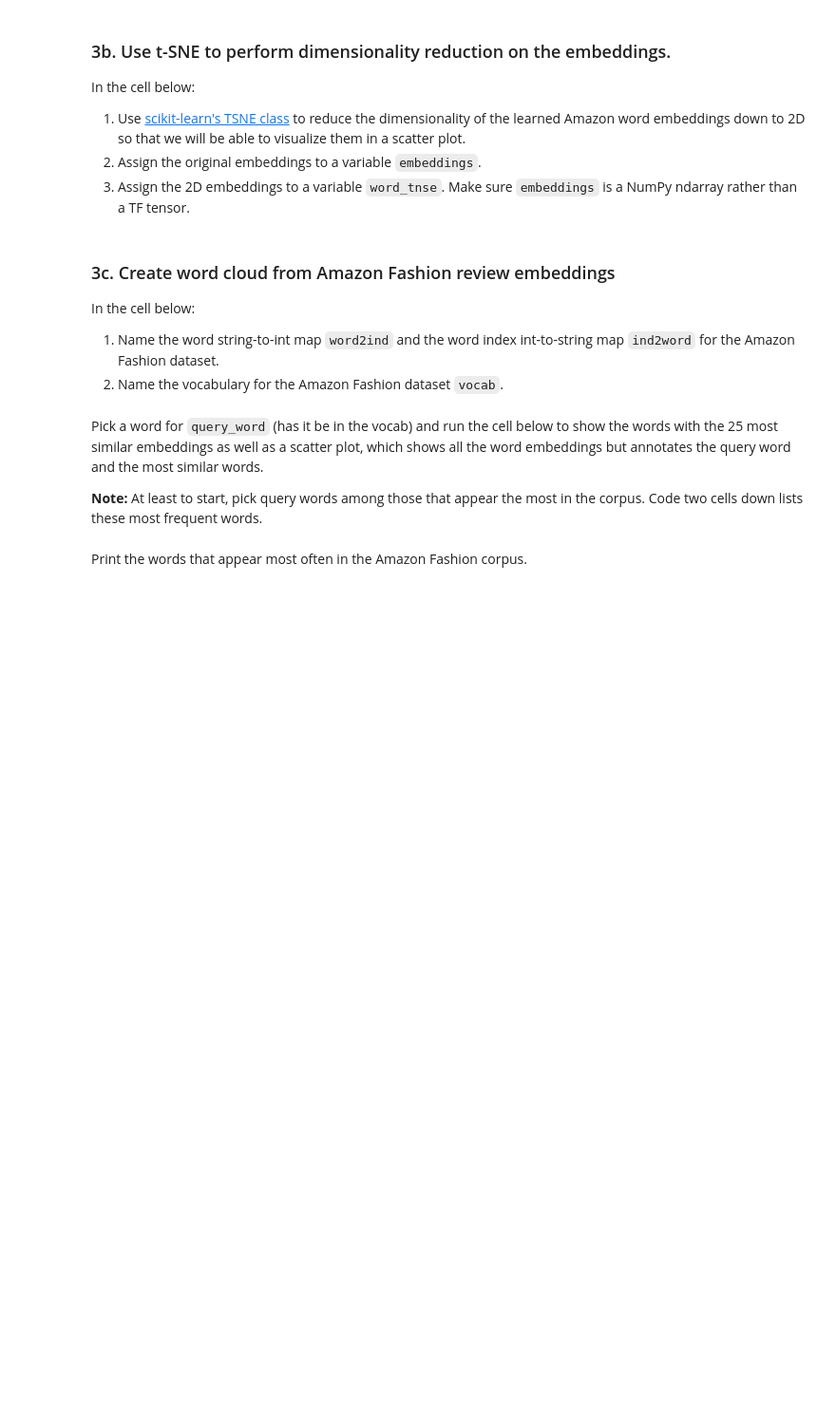
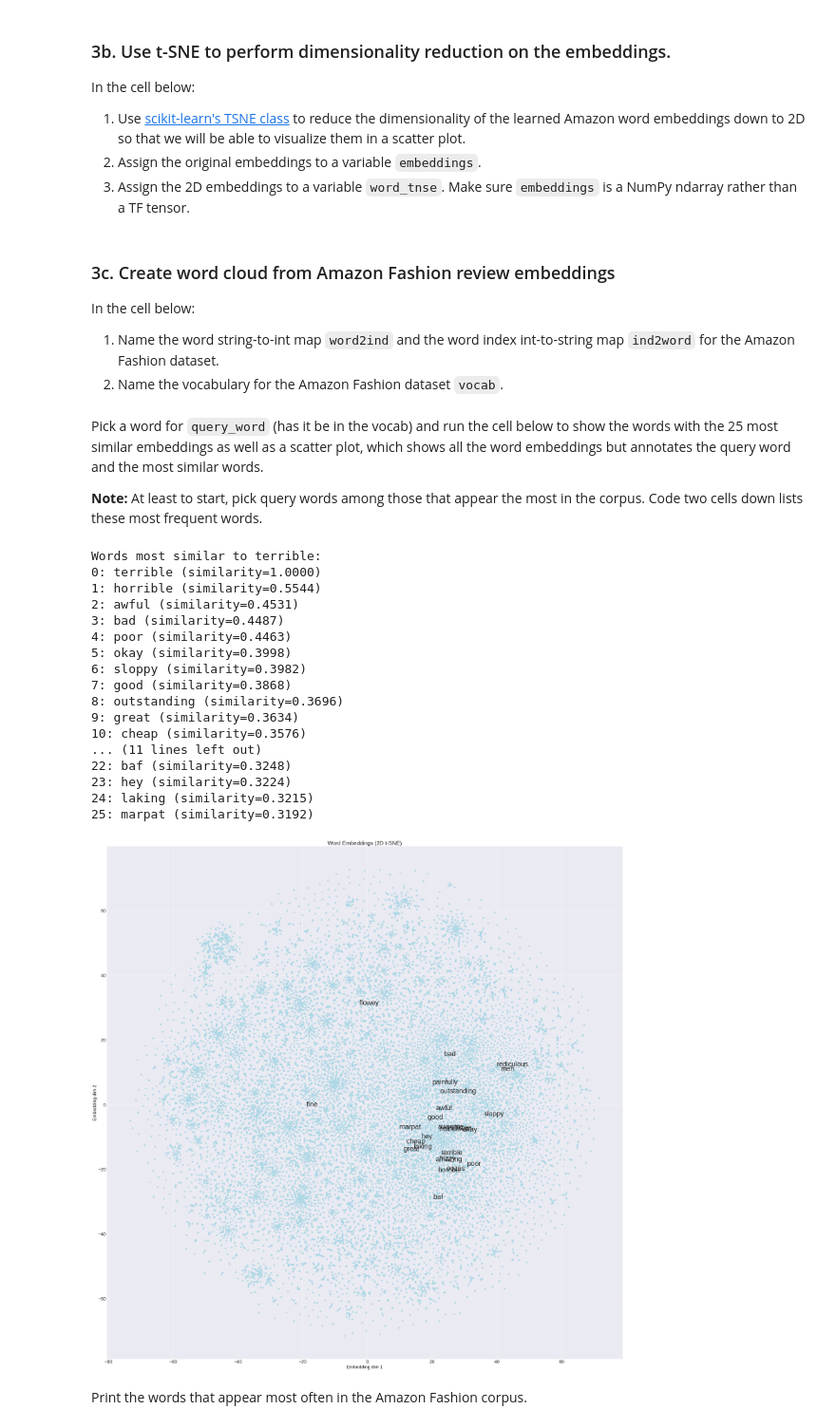
Before and after one commit to treytuscai/WordEmbeddings, a Jupyter notebook: amazon_word_embeddings.ipynb, the cells around one changed output. Shown at 95% size. Drawn from its saved outputs; the diff is of its cells as text; code cells hidden in the pictures; blank space fills up the shorter version.

```diff
--- a/amazon_word_embeddings.ipynb
+++ b/amazon_word_embeddings.ipynb
@@ -519,6 +521,11 @@ In the cell below:
 # %%
 from sklearn.manifold import TSNE
 from amazon_reviews import find_unique_word_counts
+# %%
+loaded_embeddings = np.load('export/embeddings.npz')
+embeddings = loaded_embeddings['embeddings']
+tsne = TSNE(n_components=2, random_state=42, perplexity=30)
+word_tsne = tsne.fit_transform(embeddings)
 # %% [markdown]
 ### 3c. Create word cloud from Amazon Fashion review embeddings
 
@@ -526,38 +533,61 @@ In the cell below:
 
 1. Name the word string-to-int map `word2ind` and the word index int-to-string map `ind2word` for the Amazon Fashion dataset.
 2. Name the vocabulary for the Amazon Fashion dataset `vocab`.
+# %%
+target_words, context_words, vocab = get_dataset_word2vec(N_reviews=40000, verbose=False)
+word2ind = make_word2ind_mapping(vocab)
+ind2word = make_ind2word_mapping(vocab)
 # %% [markdown]
 Pick a word for `query_word` (has it be in the vocab) and run the cell below to show the words with the 25 most similar embeddings as well as a scatter plot, which shows all the word embeddings but annotates the query word and the most similar words.
 
 **Note:** At least to start, pick query words among those that appear the most in the corpus. Code two cells down lists these most frequent words.
 # %%
-query_word = 'great'
+query_word = 'terrible'
 topk_word_inds, topk_cossim = get_most_similar_words(k=25,
                                                      all_embeddings=embeddings,
                                                      word_str=query_word,
                                                      word_str2int=word2ind)
 
 
 word_strs = [ind2word[ind] for ind in topk_word_inds]
 
 print(f'Words most similar to {query_word}:')
 for k0 in range(len(topk_word_inds)):
     print(f'{k0}: {ind2word[topk_word_inds[k0]]} (similarity={topk_cossim[k0]:.4f})')
 
 # Visualize word cloud — each word as (x, y) coords
 plt.figure(figsize=(40, 40))
-plt.scatter(word_tnse[:, 0], word_tnse[:, 1])
+plt.scatter(word_tsne[:, 0], word_tsne[:, 1], color='lightblue')
 
 max_xy = 5
 rng = np.random.default_rng(0)
 offsets = rng.uniform(low=-max_xy, high=max_xy, size=(len(word_strs), 2))
 for w in range(len(word_strs)):
-    plt.annotate(word_strs[w], (word_tnse[w, 0]+offsets[w,0], word_tnse[w, 1]+offsets[w,0]), fontsize=30)
+    plt.annotate(word_strs[w], (word_tsne[w, 0]+offsets[w,0], word_tsne[w, 1]+offsets[w,0]), fontsize=30)
 
 plt.title('Word Embeddings (2D t-SNE)')
 plt.xlabel('Embedding dim 1')
 plt.ylabel('Embedding dim 2')
 plt.show()
+# %% [output]
+Words most similar to terrible:
+0: terrible (similarity=1.0000)
+1: horrible (similarity=0.5544)
+2: awful (similarity=0.4531)
+3: bad (similarity=0.4487)
+4: poor (similarity=0.4463)
+5: okay (similarity=0.3998)
+6: sloppy (similarity=0.3982)
+7: good (similarity=0.3868)
+8: outstanding (similarity=0.3696)
+9: great (similarity=0.3634)
+10: cheap (similarity=0.3576)
+... (11 lines left out)
+22: baf (similarity=0.3248)
+23: hey (similarity=0.3224)
+24: laking (similarity=0.3215)
+25: marpat (similarity=0.3192)
+[figure, added]
 # %% [markdown]
 Print the words that appear most often in the Amazon Fashion corpus.
 # %%
```
Also changed, not shown: parts of 4 cells of this notebook.
